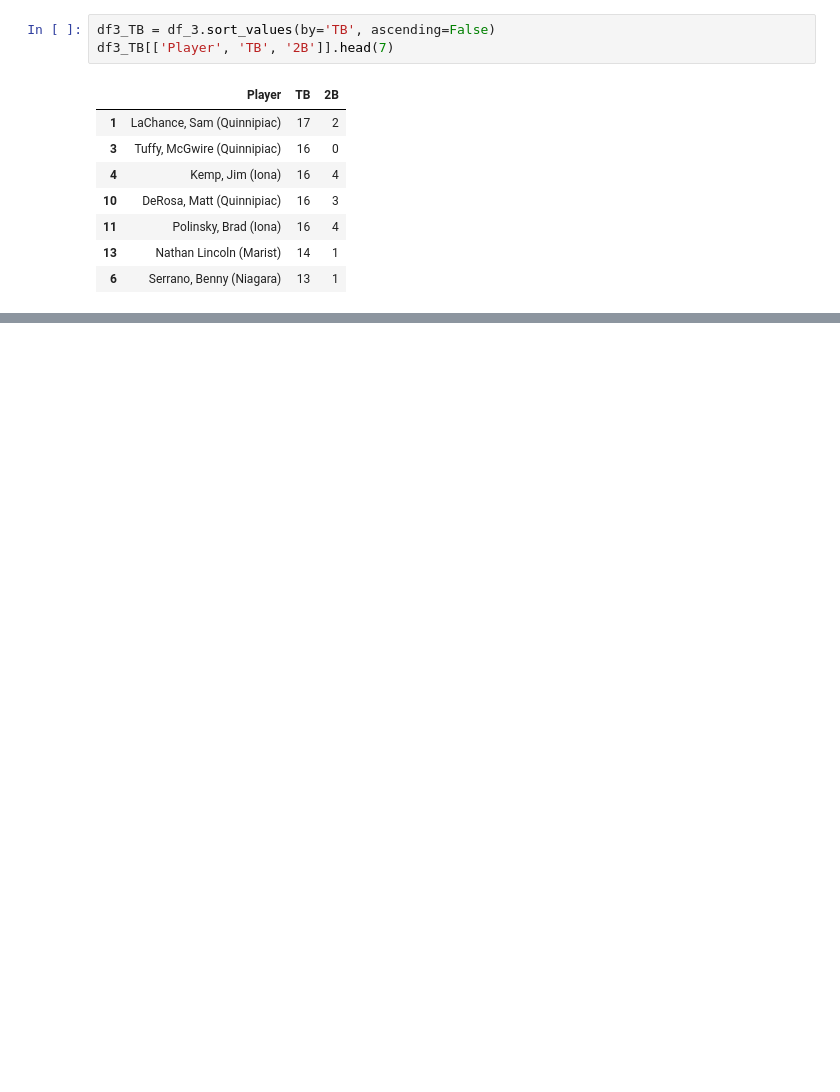
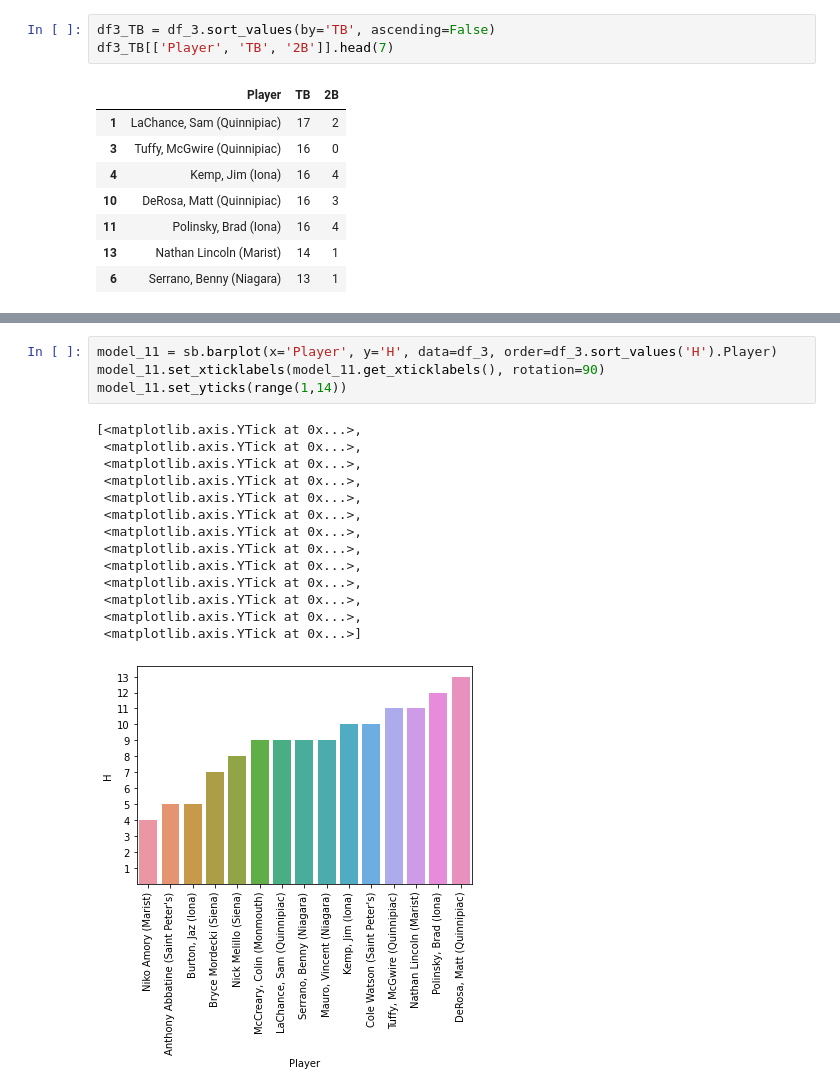
Before and after one commit to MicahlDeRosa/Baseball_stats, a Jupyter notebook: Untitled-1.ipynb, the cells around one changed output, grey strips where cells are left out. Drawn from its saved outputs; the diff is of its cells as text; blank space fills up the shorter version.

```diff
--- a/Untitled-1.ipynb
+++ b/Untitled-1.ipynb
@@ -235,0 +317,19 @@ df3_TB[['Player', 'TB', '2B']].head(7)
+# %%
+model_11 = sb.barplot(x='Player', y='H', data=df_3, order=df_3.sort_values('H').Player)
+model_11.set_xticklabels(model_11.get_xticklabels(), rotation=90)
+model_11.set_yticks(range(1,14))
+# %% [output]
+[<matplotlib.axis.YTick at 0x...>,
+ <matplotlib.axis.YTick at 0x...>,
+ <matplotlib.axis.YTick at 0x...>,
+ <matplotlib.axis.YTick at 0x...>,
+ <matplotlib.axis.YTick at 0x...>,
+ <matplotlib.axis.YTick at 0x...>,
+ <matplotlib.axis.YTick at 0x...>,
+ <matplotlib.axis.YTick at 0x...>,
+ <matplotlib.axis.YTick at 0x...>,
+ <matplotlib.axis.YTick at 0x...>,
+ <matplotlib.axis.YTick at 0x...>,
+ <matplotlib.axis.YTick at 0x...>,
+ <matplotlib.axis.YTick at 0x...>]
+[figure, added]
```
Also changed, not shown: parts of 11 cells of this notebook, 1 other file.
